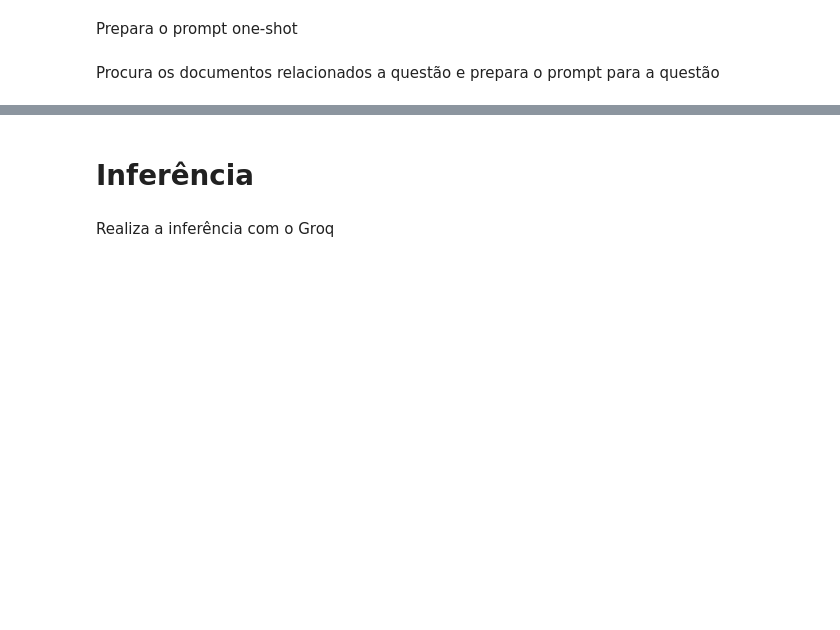
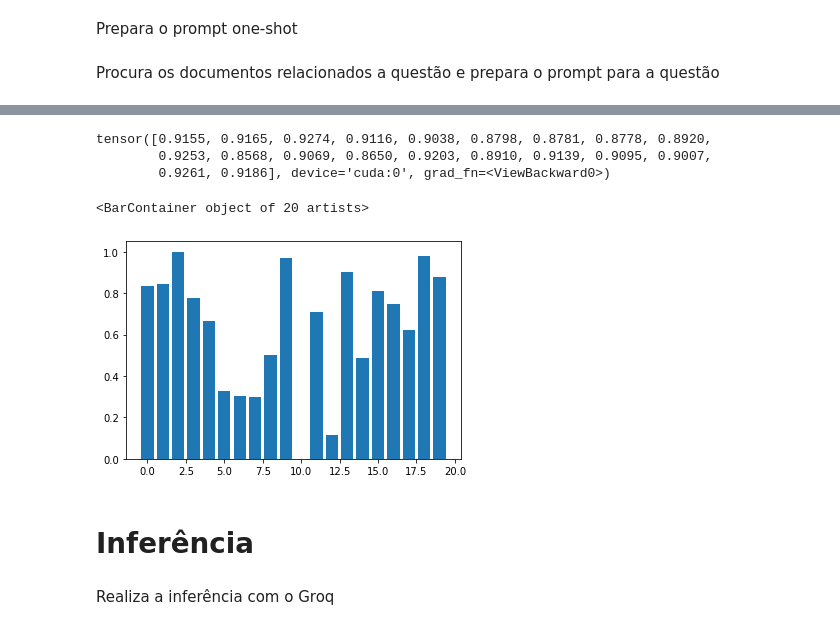
Before and after one commit to EltonCN/IA024, a Jupyter notebook: 09-RAG/Aula_8_9_Visconde.ipynb, the cells around one changed output, grey strips where cells are left out. Drawn from its saved outputs; the diff is of its cells as text; code cells hidden in the pictures; blank space fills up the shorter version.

```diff
--- a/09-RAG/Aula_8_9_Visconde.ipynb
+++ b/09-RAG/Aula_8_9_Visconde.ipynb
@@ -237,0 +255,28 @@ for result in search_result:
+# %%
+tokens = bert_tokenizer(question_documents, return_tensors="pt", #Return as torch tensor
+                                 padding=True, #Add padding to small sequences
+                                 return_token_type_ids=False, #Don't return sequence mask (only one sequence)
+                                 truncation=True) #Truncate big sentences (max = 512 tokens, with CLS and SEP)
+
+input_ids = tokens["input_ids"].to(device)
+attention_mask = tokens["attention_mask"].to(device)
+
+result = bert(input_ids = input_ids, attention_mask=attention_mask)
+# %%
+tokens_question = bert_tokenizer(all_q[0]["question"], return_tensors="pt", #Return as torch tensor
+                                 padding=True, #Add padding to small sequences
+                                 return_token_type_ids=False, #Don't return sequence mask (only one sequence)
+                                 truncation=True) #Truncate big sentences (max = 512 tokens, with CLS and SEP)
+
+input_ids = tokens_question["input_ids"].to(device)
+attention_mask = tokens_question["attention_mask"].to(device)
+
+result_question = bert(input_ids = input_ids, attention_mask=attention_mask)
+# %%
+document_vectors = result["last_hidden_state"][:,0]
+question_vectors = result_question["last_hidden_state"][:,0]
+# %%
+document_vectors_norm = torch.nn.functional.normalize(document_vectors)
+question_vectors_norm = torch.nn.functional.normalize(question_vectors)
+
+question_cosine_similarity = document_vectors_norm @ question_vectors_norm.T  #[question_index, document_index]
@@ -237,0 +285,15 @@ for result in search_result:
+# %%
+question_cosine_similarity.flatten()
+# %% [output]
+tensor([0.9155, 0.9165, 0.9274, 0.9116, 0.9038, 0.8798, 0.8781, 0.8778, 0.8920,
+        0.9253, 0.8568, 0.9069, 0.8650, 0.9203, 0.8910, 0.9139, 0.9095, 0.9007,
+        0.9261, 0.9186], device='cuda:0', grad_fn=<ViewBackward0>)
+# %%
+height = (question_cosine_similarity-question_cosine_similarity.min()) / (question_cosine_similarity.max()-question_cosine_similarity.min())
+height = height.detach().cpu().numpy().flatten()
+
+plt.bar(x = range(height.shape[0]),
+        height=height)
+# %% [output]
+<BarContainer object of 20 artists>
+[figure, added]
```
Also changed, not shown: parts of 10 cells of this notebook.
